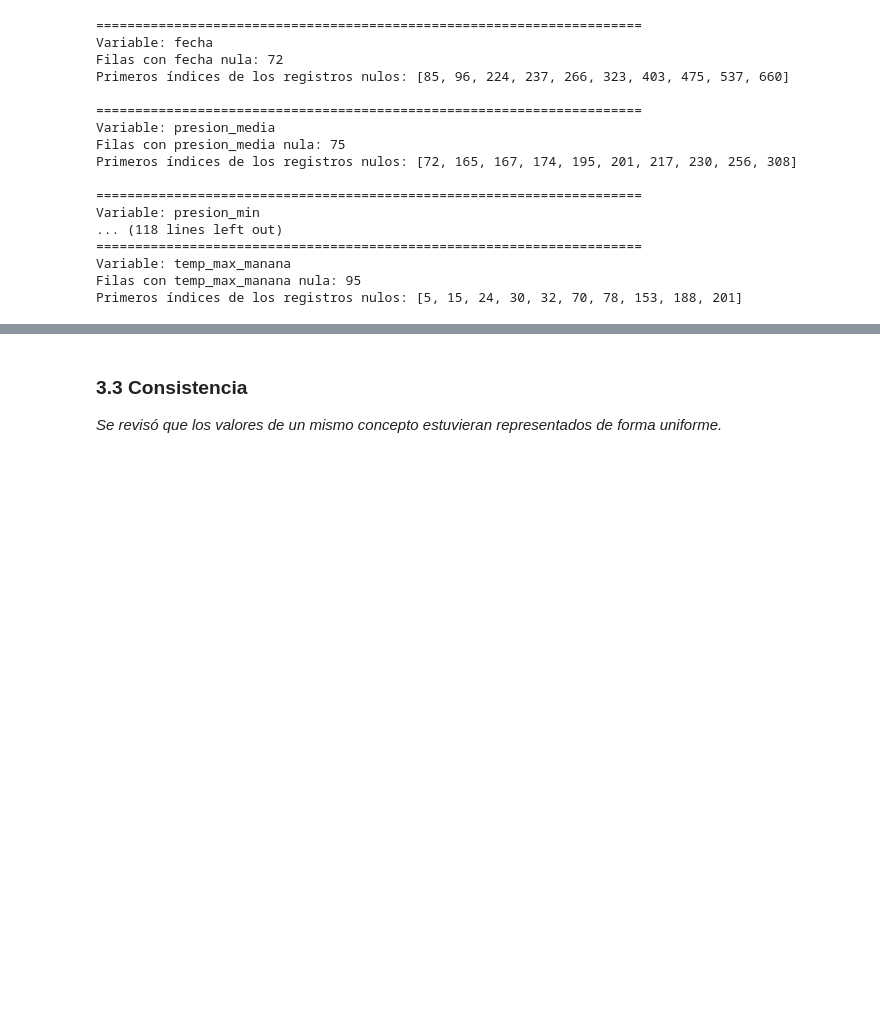
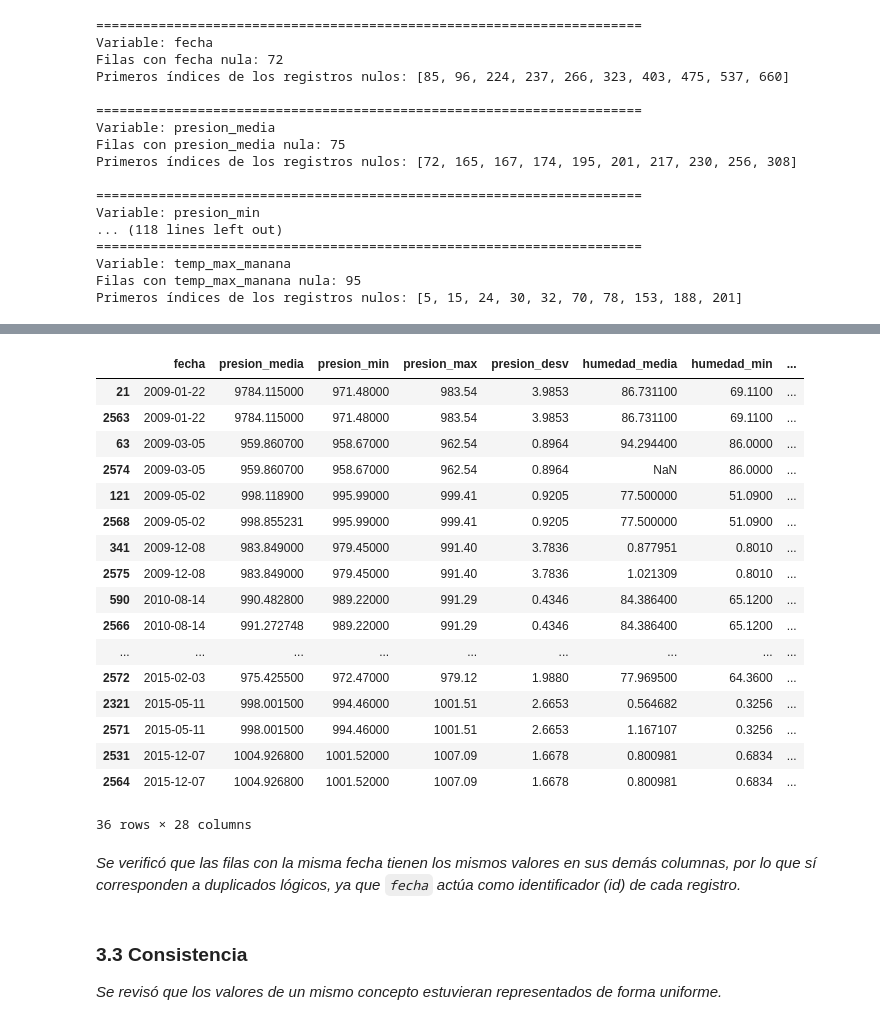
Before and after one commit to LucasValbuena1/LAB1-ML, a Jupyter notebook: laboratorio1.ipynb, the cells around one changed output, grey strips where cells are left out. Drawn from its saved outputs; the diff is of its cells as text; code cells hidden in the pictures; blank space fills up the shorter version.

```diff
--- a/laboratorio1.ipynb
+++ b/laboratorio1.ipynb
@@ -244,3 +258,36 @@ Muestra de los primeros 10 registros duplicados:
+# %%
+# Detalle de los registros con fechas repetidas (se ignoran las fechas nulas)
+data_con_fecha = data[data["fecha"].notna()]
+dup_table = (
+    data_con_fecha[data_con_fecha["fecha"].duplicated(keep=False)]
+    .copy()
+    .assign(repeticiones=data_con_fecha.groupby("fecha")["fecha"].transform("size"))
+    .sort_values(["repeticiones", "fecha"], ascending=[False, True])
+)
+
+# Mostrar tabla
+display(dup_table)
+# %% [output]
+|  | fecha | presion_media | presion_min | presion_max | presion_desv | humedad_media | humedad_min | ... |
+| 21 | 2009-01-22 | 9784.115000 | 971.48000 | 983.54 | 3.9853 | 86.731100 | 69.1100 | ... |
+| 2563 | 2009-01-22 | 9784.115000 | 971.48000 | 983.54 | 3.9853 | 86.731100 | 69.1100 | ... |
+| 63 | 2009-03-05 | 959.860700 | 958.67000 | 962.54 | 0.8964 | 94.294400 | 86.0000 | ... |
+| 2574 | 2009-03-05 | 959.860700 | 958.67000 | 962.54 | 0.8964 | NaN | 86.0000 | ... |
+| 121 | 2009-05-02 | 998.118900 | 995.99000 | 999.41 | 0.9205 | 77.500000 | 51.0900 | ... |
+| 2568 | 2009-05-02 | 998.855231 | 995.99000 | 999.41 | 0.9205 | 77.500000 | 51.0900 | ... |
+| 341 | 2009-12-08 | 983.849000 | 979.45000 | 991.40 | 3.7836 | 0.877951 | 0.8010 | ... |
+| 2575 | 2009-12-08 | 983.849000 | 979.45000 | 991.40 | 3.7836 | 1.021309 | 0.8010 | ... |
+| 590 | 2010-08-14 | 990.482800 | 989.22000 | 991.29 | 0.4346 | 84.386400 | 65.1200 | ... |
+| 2566 | 2010-08-14 | 991.272748 | 989.22000 | 991.29 | 0.4346 | 84.386400 | 65.1200 | ... |
+| ... | ... | ... | ... | ... | ... | ... | ... | ... |
+| 2572 | 2015-02-03 | 975.425500 | 972.47000 | 979.12 | 1.9880 | 77.969500 | 64.3600 | ... |
+| 2321 | 2015-05-11 | 998.001500 | 994.46000 | 1001.51 | 2.6653 | 0.564682 | 0.3256 | ... |
+| 2571 | 2015-05-11 | 998.001500 | 994.46000 | 1001.51 | 2.6653 | 1.167107 | 0.3256 | ... |
+| 2531 | 2015-12-07 | 1004.926800 | 1001.52000 | 1007.09 | 1.6678 | 0.800981 | 0.6834 | ... |
+| 2564 | 2015-12-07 | 1004.926800 | 1001.52000 | 1007.09 | 1.6678 | 0.800981 | 0.6834 | ... |
+36 rows × 28 columns
+# %% [markdown]
+*Se verificó que las filas con la misma fecha tienen los mismos valores en sus demás columnas, por lo que sí corresponden a duplicados lógicos, ya que `fecha` actúa como identificador (id) de cada registro.*
 # %% [markdown]
 ### 3.3 Consistencia
 
```
Also changed, not shown: parts of 5 cells of this notebook.
